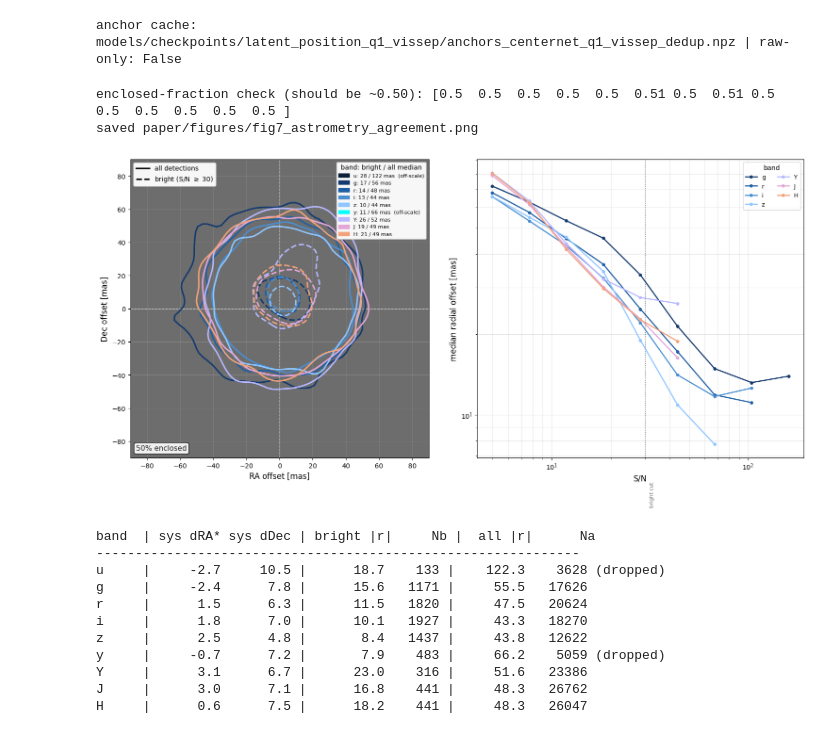
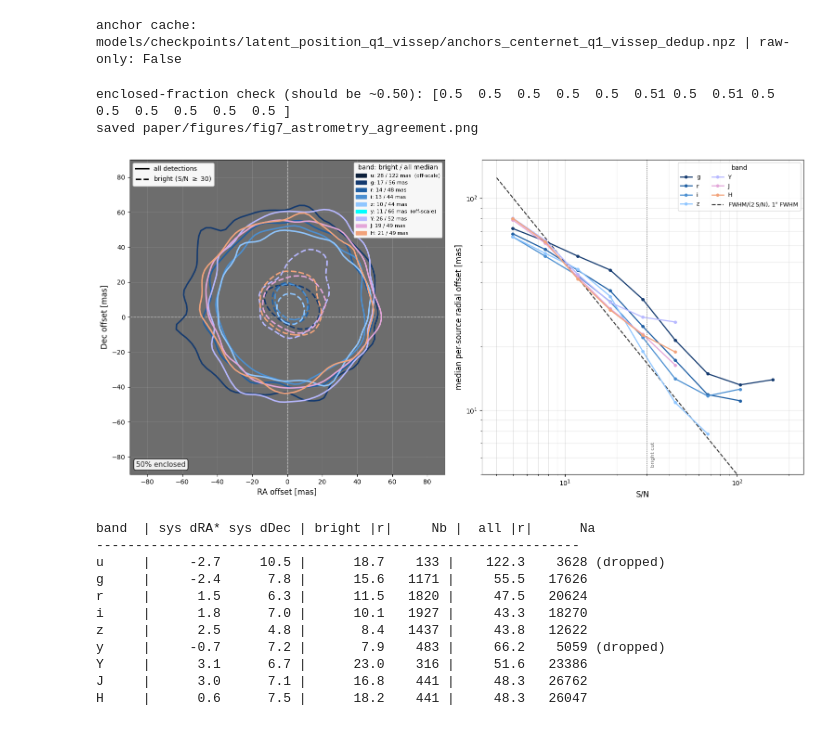
Before and after one commit to xoubish/JAISP, a Jupyter notebook: paper/paper_figures/figure_7.ipynb, the cells around one changed output. Cells and saved outputs as stored; diff of their text form; code cells hidden in the pictures.

```diff
--- a/paper/paper_figures/figure_7.ipynb
+++ b/paper/paper_figures/figure_7.ipynb
@@ -99,36 +99,46 @@ for b,col in BAND_DEF:
     band_handles.append(mpatches.Patch(color=col,label=lab))
 print("enclosed-fraction check (should be ~%.2f):"%ENCLOSED_FRAC, np.round([e for e in encl if np.isfinite(e)],2))
 axL.set_xlabel('RA offset [mas]',fontsize=12)
 axL.set_ylabel('Dec offset [mas]',fontsize=12)
 style_handles=[Line2D([0],[0],color='k',ls='solid',lw=2.3,label='all detections'),
                Line2D([0],[0],color='k',ls='--',lw=2.3,label=f'bright (S/N $\\geq$ {BRIGHT_SNR})')]
 leg1=axL.legend(handles=style_handles,loc='upper left',fontsize=10,framealpha=0.95,facecolor='white'); axL.add_artist(leg1)
 axL.legend(handles=band_handles,loc='upper right',fontsize=8.0,framealpha=0.95,facecolor='white',ncol=1,title='band: bright / all median')
 axL.text(0.02,0.02,f'{int(ENCLOSED_FRAC*100)}% enclosed',transform=axL.transAxes,fontsize=11,color='0.15',va='bottom',ha='left',bbox=dict(boxstyle='round',facecolor='white',alpha=0.9))
 
 # ---- Right: radial median vs S/N, clean bands only, log-log ----
 edges=np.logspace(np.log10(4),np.log10(200),10); cen=np.sqrt(edges[:-1]*edges[1:])
 for b,col in BAND_DEF:
     if b in CONTOUR_SKIP: continue
     raw=np.asarray(d[f'{b}_raw'])*1000.0; snr=np.asarray(d[f'{b}_snr'])
     if DEMEAN: raw=raw-np.median(raw,axis=0)
     rad=np.hypot(raw[:,0],raw[:,1])
     yv=[np.median(rad[(snr>=lo)&(snr<hi)]) if ((snr>=lo)&(snr<hi)).sum()>=MIN_N_BIN else np.nan
         for lo,hi in zip(edges[:-1],edges[1:])]
     axR.plot(cen,yv,'-o',color=col,ms=4,lw=1.8,label=LAB.get(b,b))
+
+# ---- King (1983) photon-noise guide ----
+# Per-axis centroid error ~ (FWHM/2.355)/sqrt(N); photon-limited S/N ~ sqrt(N);
+# median radial offset of a 2D Gaussian = 1.177 sigma  =>  r_med ~ FWHM/(2 S/N).
+KING_FWHM_MAS = 1000.0   # representative Rubin median seeing (~1")
+snr_g = np.logspace(np.log10(4), np.log10(200), 60)
+axR.plot(snr_g, KING_FWHM_MAS/(2.0*snr_g), color='0.2', ls='--', lw=1.6, zorder=1,
+         label=r"FWHM/(2$\,$S/N), 1$^{\prime\prime}$ FWHM")
+
 axR.set_xscale('log'); axR.set_yscale('log')
-axR.set_xlabel('S/N',fontsize=12); axR.set_ylabel('median radial offset [mas]',fontsize=12)
-axR.axvline(BRIGHT_SNR,color='0.5',ls=':',lw=1.2); axR.text(BRIGHT_SNR*1.05,4.5,'bright cut',rotation=90,color='0.4',fontsize=8,va='bottom')
+axR.set_ylim(bottom=5)
+axR.set_xlabel('S/N',fontsize=12); axR.set_ylabel('median per-source radial offset [mas]',fontsize=12)
+axR.axvline(BRIGHT_SNR,color='0.5',ls=':',lw=1.2); axR.text(BRIGHT_SNR*1.05,5.4,'bright cut',rotation=90,color='0.4',fontsize=8,va='bottom')
 axR.grid(True,alpha=0.3,which='both'); axR.legend(fontsize=9,ncol=2,title='band')
 
 plt.tight_layout()
 OUT.parent.mkdir(parents=True,exist_ok=True)
 fig.savefig(OUT,dpi=200,bbox_inches='tight')
 print('saved',OUT.relative_to(REPO)); plt.show()
 # %% [output]
 enclosed-fraction check (should be ~0.50): [0.5  0.5  0.5  0.5  0.5  0.51 0.5  0.51 0.5  0.5  0.5  0.5  0.5  0.5 ]
 saved paper/figures/fig7_astrometry_agreement.png
-[figure, old version]
+[figure, new version]
 # %%
 # per-band summary: signed systematic + radial median, bright vs all
 print(f"{'band':5} | {'sys dRA*':>8} {'sys dDec':>8} | {'bright |r|':>9} {'Nb':>6} | {'all |r|':>8} {'Na':>7}")
```
Also changed, not shown: 3 other files.
